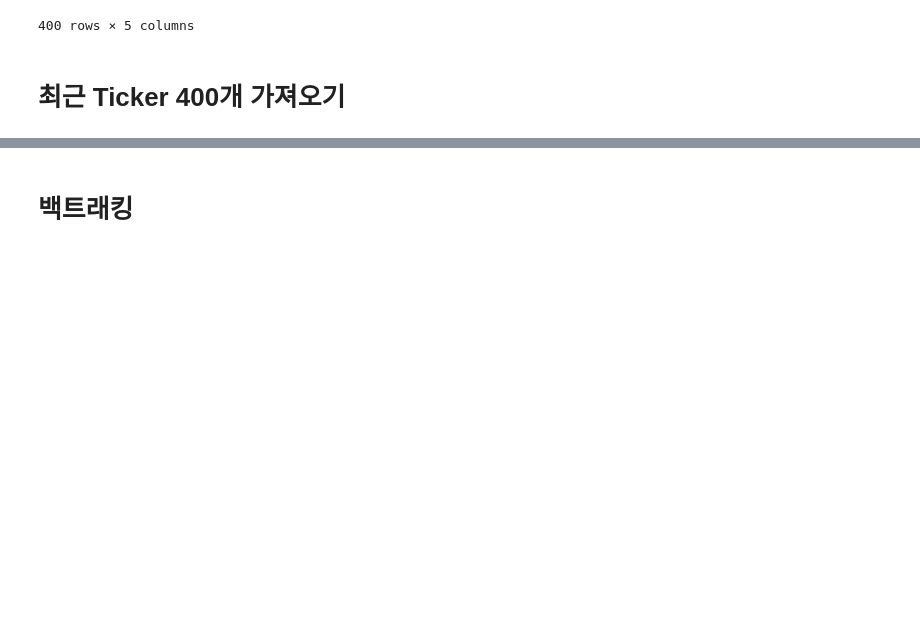
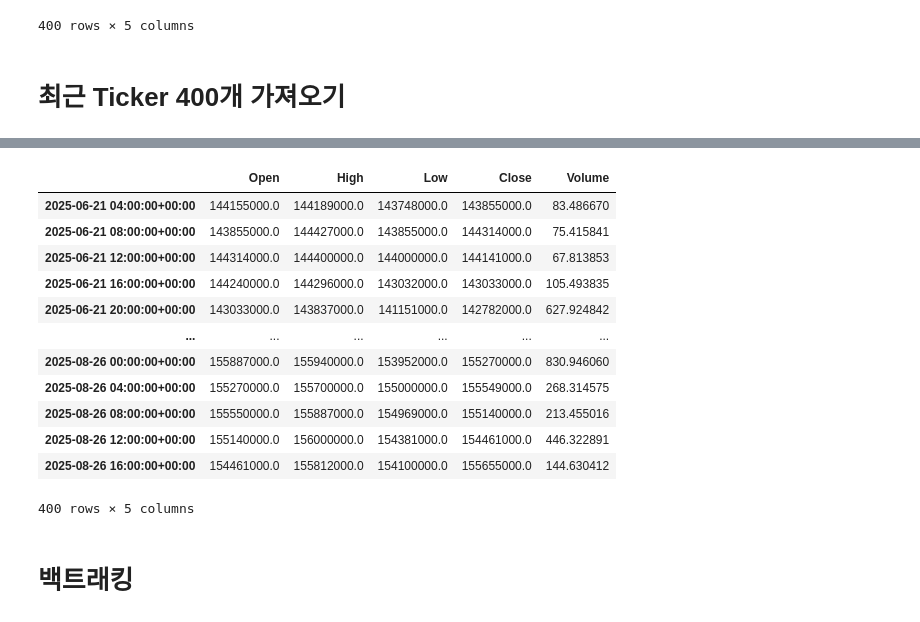
Before and after one commit to endermaru/hasha-trading, a Jupyter notebook: trading_bot.ipynb, the cells around one changed output, grey strips where cells are left out. Drawn from its saved outputs; the diff is of its cells as text; code cells hidden in the pictures; blank space fills up the shorter version.

```diff
--- a/trading_bot.ipynb
+++ b/trading_bot.ipynb
@@ -169,4 +169,59 @@ df
 400 rows × 5 columns
+# %%
+logger = logging.getLogger()
+def fetch_historical_candles_simple(ticker: str = "KRW-BTC", interval: str = "minute240") -> pd.DataFrame | None:
+    """
+    Upbit API를 두 번 호출하여 총 400개의 4시간봉 캔들을 가져옵니다.
+    """
+    logger.info("Fetching 400 historical candles in two chunks...")
+    try:
+        # 1. 가장 최신 캔들 200개를 가져옵니다.
+        df1 = pyupbit.get_ohlcv(ticker, interval=interval, count=200)
+        if df1 is None or df1.empty:
+            logger.error("Failed to fetch candles.")
+            return None
+        time.sleep(0.2)
+        oldest_timestamp = df1.index[0] - pd.Timedelta(hours=9)
+        df2 = pyupbit.get_ohlcv(ticker, interval=interval, count=200, to=oldest_timestamp)
+        if df2 is None or df2.empty:
+            logger.error("Failed to fetch candles.")
+            return None
+
+        df_total = pd.concat([df2, df1])
+
+        # 컬럼명 정리
+        df_total.columns = ['Open', 'High', 'Low', 'Close', 'Volume', 'Value']
+        df_total.drop(columns=['Value'], inplace=True)
+
+        # 시간대(Timezone)를 UTC로 통일
+        df_total.index = df_total.index.tz_localize('Asia/Seoul').tz_convert('UTC')
+
+        # 시간순으로 정렬
+        df_total.sort_index(inplace=True)
+
+        logger.info(f"Successfully fetched a total of {len(df_total)} candles.")
+        return df_total
+
+    except Exception as e:
+        logger.error(f"An error occurred while fetching historical candles: {e}")
+        return None
+df = fetch_historical_candles_simple()
+df = df[~df.index.duplicated(keep='last')]
+df
+# %% [output]
+|  | Open | High | Low | Close | Volume |
+| 2025-06-21 04:00:00+00:00 | 144155000.0 | 144189000.0 | 143748000.0 | 143855000.0 | 83.486670 |
+| 2025-06-21 08:00:00+00:00 | 143855000.0 | 144427000.0 | 143855000.0 | 144314000.0 | 75.415841 |
+| 2025-06-21 12:00:00+00:00 | 144314000.0 | 144400000.0 | 144000000.0 | 144141000.0 | 67.813853 |
+| 2025-06-21 16:00:00+00:00 | 144240000.0 | 144296000.0 | 143032000.0 | 143033000.0 | 105.493835 |
+| 2025-06-21 20:00:00+00:00 | 143033000.0 | 143837000.0 | 141151000.0 | 142782000.0 | 627.924842 |
+| ... | ... | ... | ... | ... | ... |
+| 2025-08-26 00:00:00+00:00 | 155887000.0 | 155940000.0 | 153952000.0 | 155270000.0 | 830.946060 |
+| 2025-08-26 04:00:00+00:00 | 155270000.0 | 155700000.0 | 155000000.0 | 155549000.0 | 268.314575 |
+| 2025-08-26 08:00:00+00:00 | 155550000.0 | 155887000.0 | 154969000.0 | 155140000.0 | 213.455016 |
+| 2025-08-26 12:00:00+00:00 | 155140000.0 | 156000000.0 | 154381000.0 | 154461000.0 | 446.322891 |
+| 2025-08-26 16:00:00+00:00 | 154461000.0 | 155812000.0 | 154100000.0 | 155655000.0 | 144.630412 |
+400 rows × 5 columns
 # %% [markdown]
 # 백트래킹
 # %%
```
Also changed, not shown: parts of 1 cell of this notebook, 1 other file.
